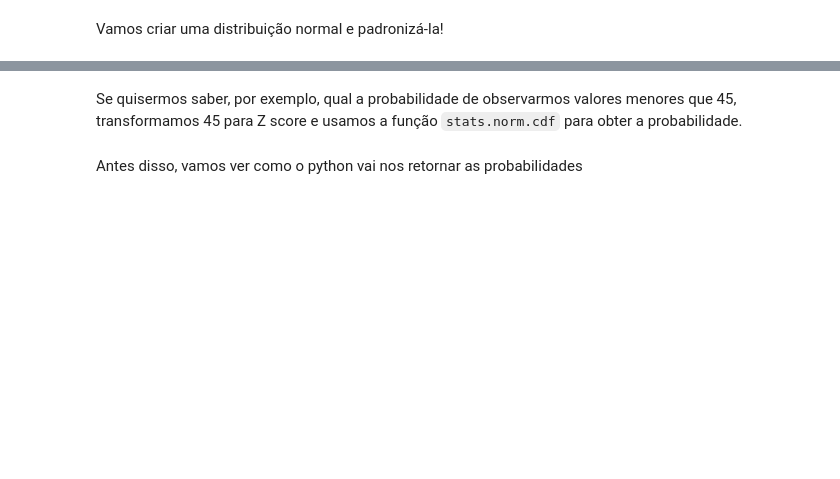
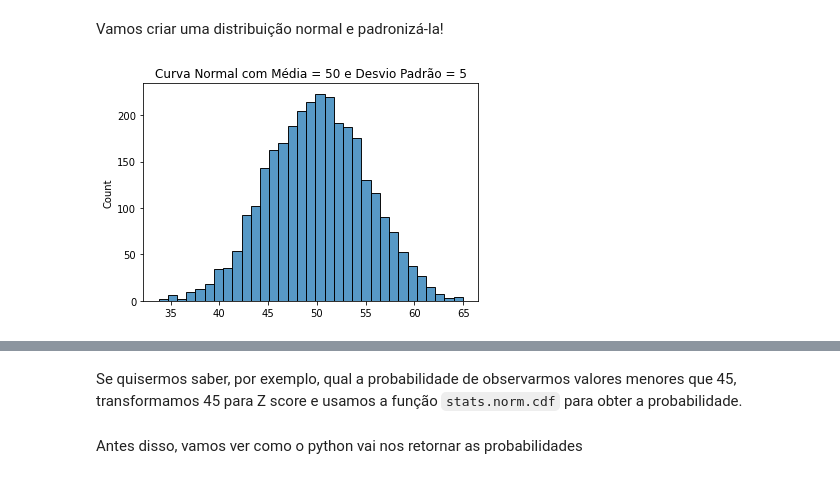
Before and after one commit to brondevitor/Python_Jorney, a Jupyter notebook: Statistics/Estatística Inferêncial (Parte I).ipynb, the cells around one changed output, grey strips where cells are left out. Cells and saved outputs as stored; diff of their text form; code cells hidden in the pictures; blank space fills up the shorter version.

```diff
--- a/Statistics/Estatística Inferêncial (Parte I).ipynb
+++ b/Statistics/Estatística Inferêncial (Parte I).ipynb
@@ -78,3 +76,11 @@ Para isso utilizamos a transformação abaixo:
 ![](https://encrypted-tbn0.gstatic.com/images?q=tbn%3AANd9GcRKw5o96x3h5uI4_-LC9l-MANxreLjcFB_QdQ&usqp=CAU)
 # %% [markdown]
 Vamos criar uma distribuição normal e padronizá-la!
+# %%
+normal_dist = np.random.normal(50, 5, 3000)
+# %%
+sns.histplot(normal_dist)
+plt.title('Curva Normal com Média = 50 e Desvio Padrão = 5')
+plt.show()
+# %% [output]
+[figure, added]
```
Also changed, not shown: parts of 7 cells of this notebook.
